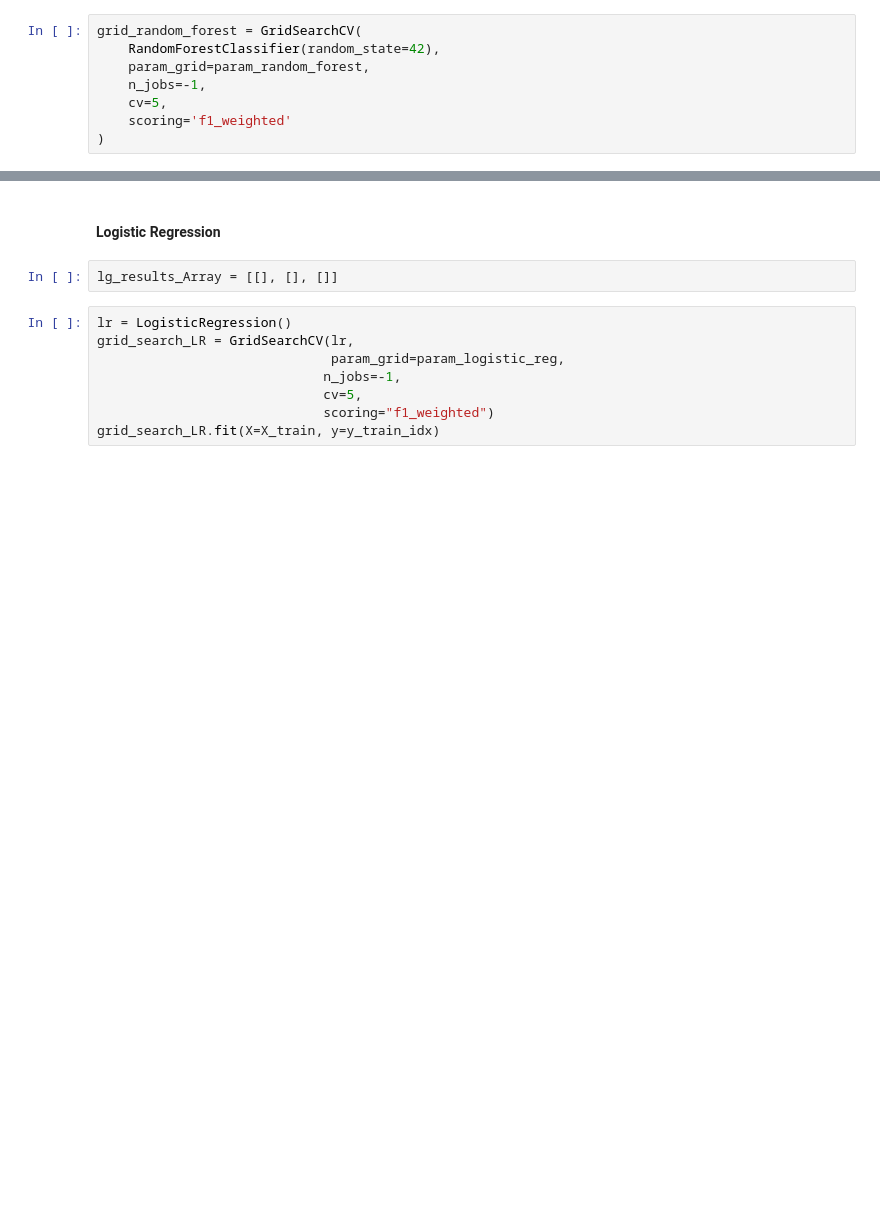
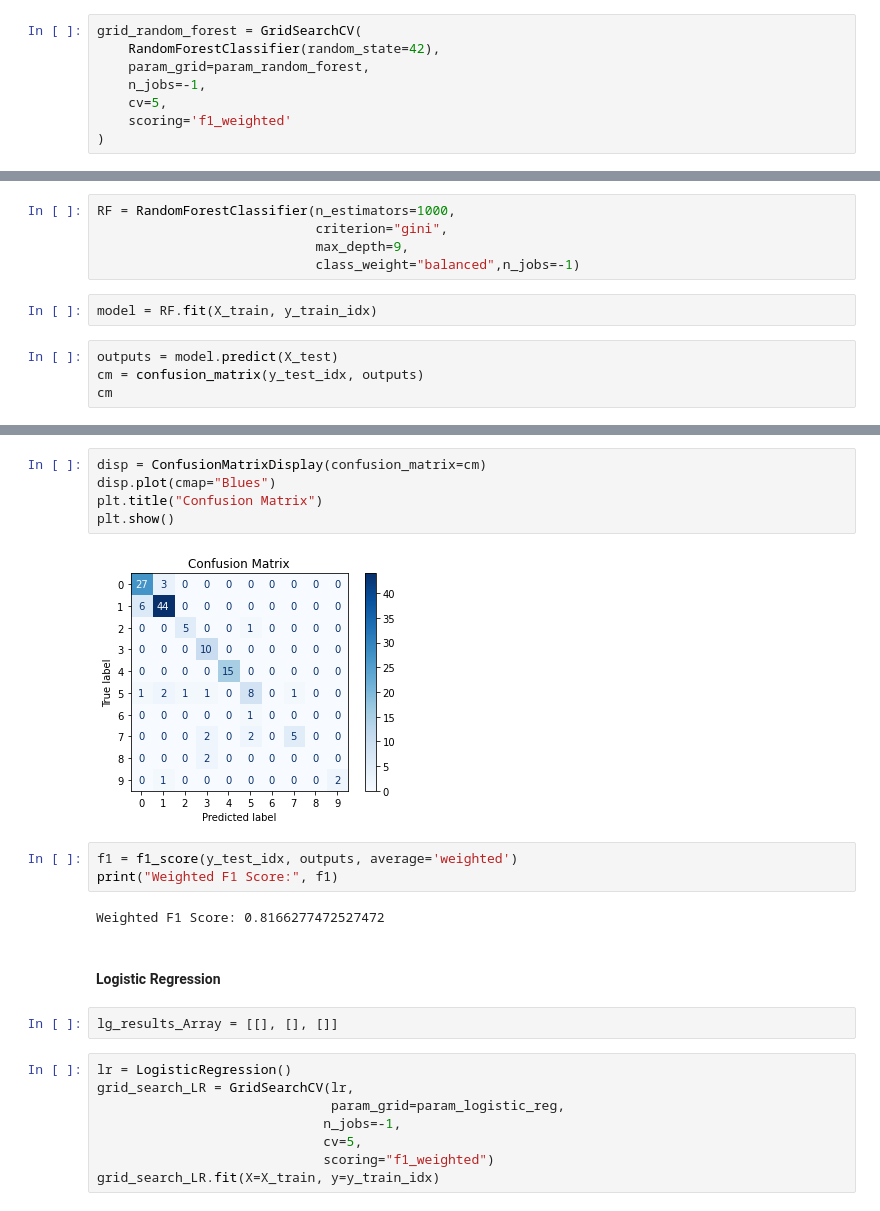
Before and after one commit to cagintunc/ML_Biology, a Jupyter notebook: Final Project/Final_Project_Part_2_Classification.ipynb, the cells around one changed output, grey strips where cells are left out. Saved outputs shown, nothing was run; the diff lists cells and outputs as text; blank space fills up the shorter version.

```diff
--- a/Final Project/Final_Project_Part_2_Classification.ipynb
+++ b/Final Project/Final_Project_Part_2_Classification.ipynb
@@ -190,0 +179,11 @@ grid_random_forest.best_score_
+# %%
+RF = RandomForestClassifier(n_estimators=1000,
+                            criterion="gini",
+                            max_depth=9,
+                            class_weight="balanced",n_jobs=-1)
+# %%
+model = RF.fit(X_train, y_train_idx)
+# %%
+outputs = model.predict(X_test)
+cm = confusion_matrix(y_test_idx, outputs)
+cm
@@ -191,3 +201,15 @@ grid_random_forest.best_score_
+# %%
+disp = ConfusionMatrixDisplay(confusion_matrix=cm)
+disp.plot(cmap="Blues")
+plt.title("Confusion Matrix")
+plt.show()
+# %% [output]
+[figure, added]
+# %%
+f1 = f1_score(y_test_idx, outputs, average='weighted')
+print("Weighted F1 Score:", f1)
+# %% [output]
+Weighted F1 Score: 0.8166277472527472
 # %% [markdown]
 #### Logistic Regression
 # %%
```
Also changed, not shown: parts of 33 cells of this notebook, 4 other files.
